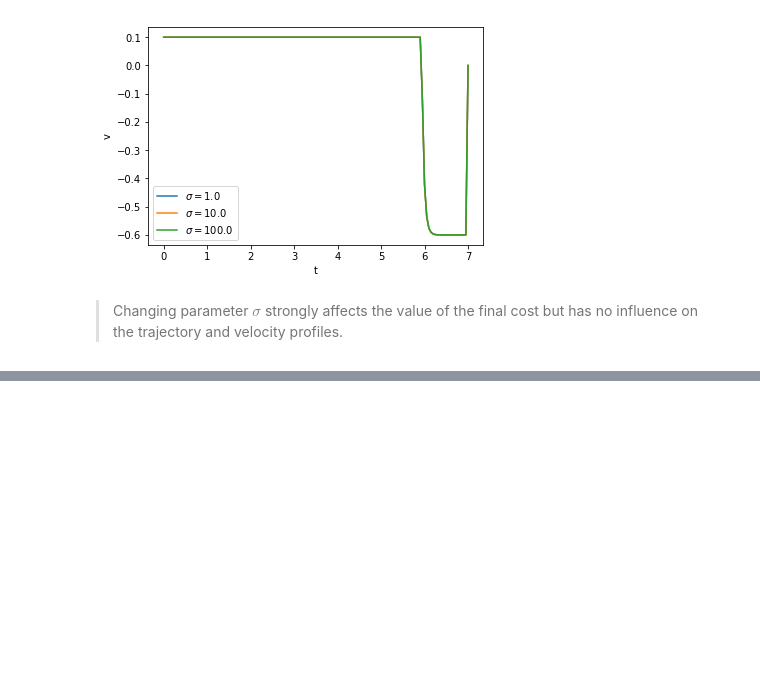
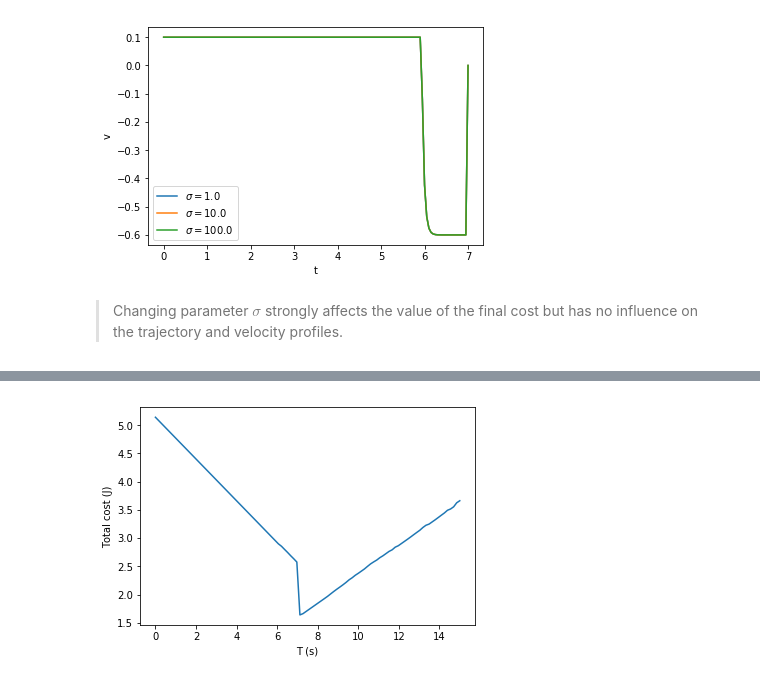
Before and after one commit to remy13127/rat_optimization, a Jupyter notebook: Keller_model.ipynb, the cells around one changed output, grey strips where cells are left out. Cells and saved outputs as stored; diff of their text form; code cells hidden in the pictures; blank space fills up the shorter version.

```diff
--- a/Keller_model.ipynb
+++ b/Keller_model.ipynb
@@ -373,0 +439,9 @@ optimal cost:  690.5780180916303
+# %%
+cost=[4.0*c/np.max(cost) for c in cost] #change amplitude to see something
+totalcost=[sum(x) for x in zip(cost, reward(15))] #with quadratic cost of time
+plt.plot(np.linspace(0,15,100),totalcost)
+plt.xlabel('T (s)')
+plt.ylabel('Total cost (J)')
+plt.show()
+# %% [output]
+[figure, added]
```
Also changed, not shown: parts of 12 cells of this notebook.
